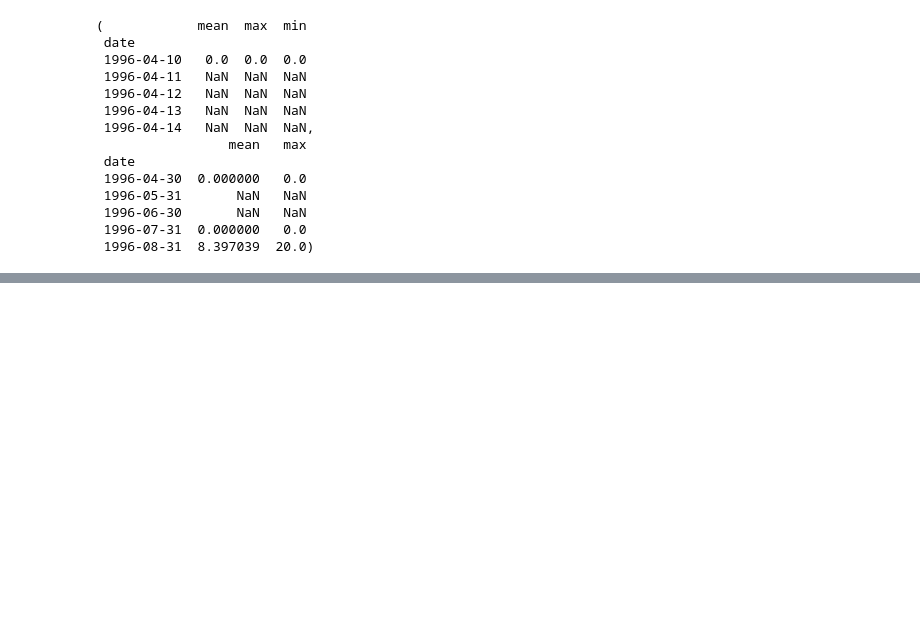
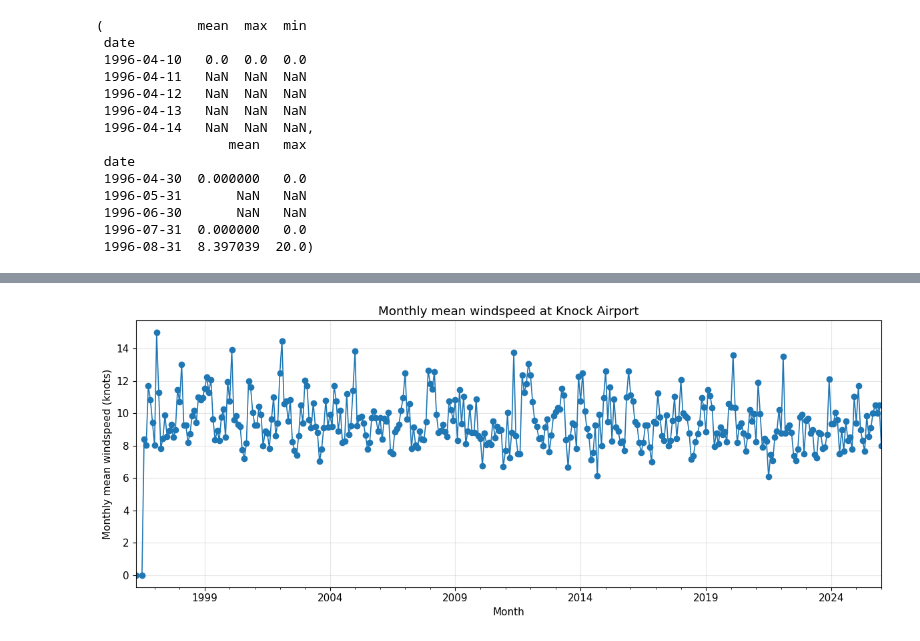
Before and after one commit to EderOlimpio/PFDA, a Jupyter notebook: project/wind_resource_ireland.ipynb, the cells around one changed output, grey strips where cells are left out. Saved outputs shown, nothing was run; the diff lists cells and outputs as text; code cells hidden in the pictures; blank space fills up the shorter version.

```diff
--- a/project/wind_resource_ireland.ipynb
+++ b/project/wind_resource_ireland.ipynb
@@ -142,0 +164,13 @@ Monthly wind shape: (358, 2)
+# %%
+# Monthly mean windspeed at Knock
+
+plt.figure()
+monthly_wind["mean"].plot(marker="o", linewidth=1.2)
+plt.title("Monthly mean windspeed at Knock Airport")
+plt.xlabel("Month")
+plt.ylabel("Monthly mean windspeed (knots)")
+plt.grid(alpha=0.3)
+plt.tight_layout()
+plt.show()
+# %% [output]
+[figure, added]
```
Also changed, not shown: parts of 19 cells of this notebook, 1 other file.
